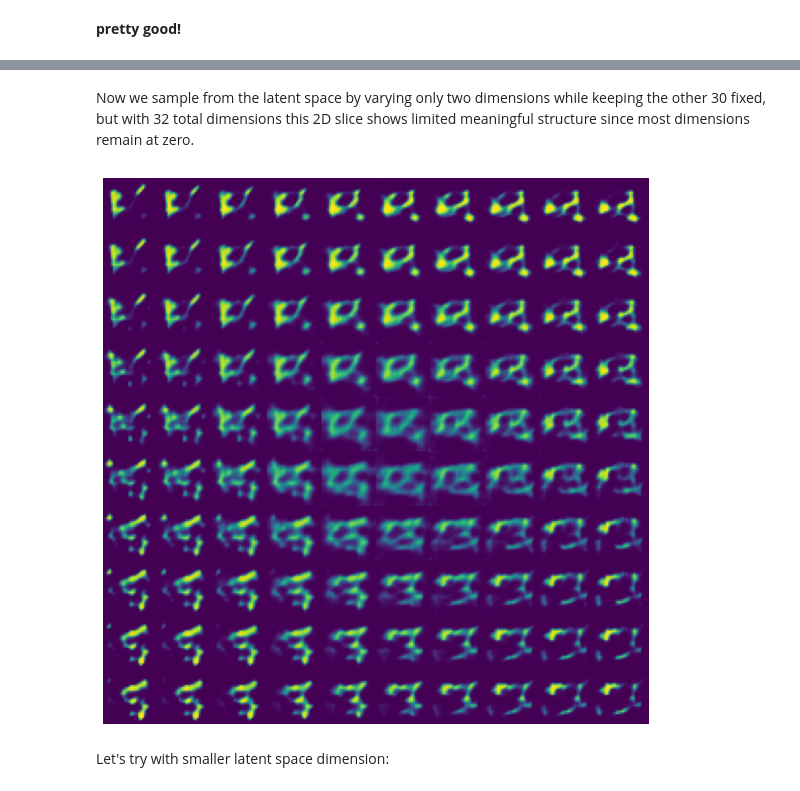
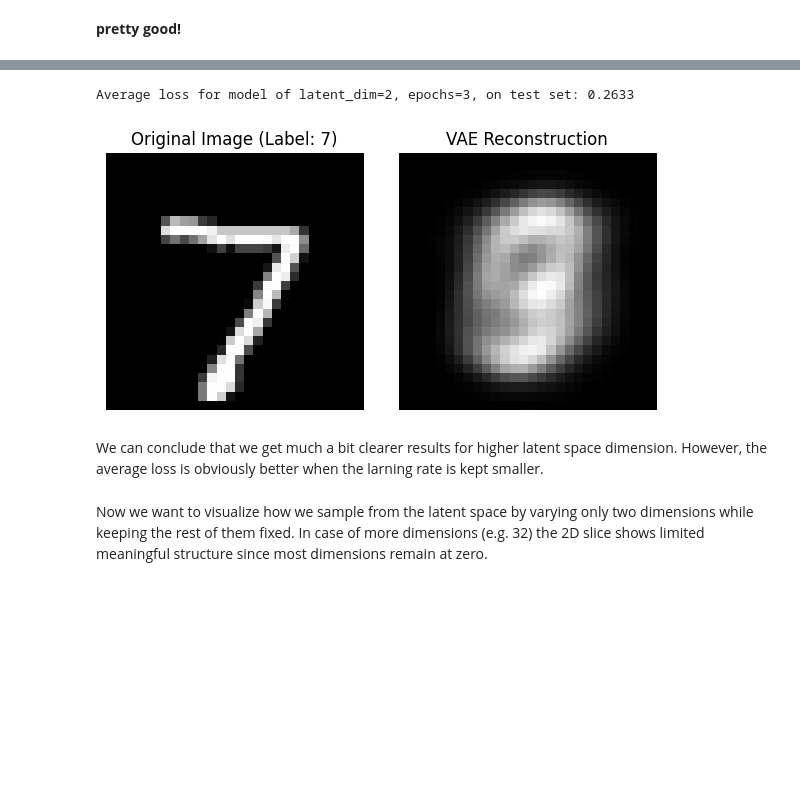
Before and after one commit to mcucii/ML-Kaggle-projects, a Jupyter notebook: VAE - Visualizing MNIST/VAE-Visualizing_MNIST.ipynb, the cells around one changed output, grey strips where cells are left out. Cells and saved outputs as stored; diff of their text form; code cells hidden in the pictures; blank space fills up the shorter version.

```diff
--- a/VAE - Visualizing MNIST/VAE-Visualizing_MNIST.ipynb
+++ b/VAE - Visualizing MNIST/VAE-Visualizing_MNIST.ipynb
@@ -257,5 +334,16 @@ Input batch shape: torch.Size([16, 1, 28, 28])
+# %%
+metrics_3 = evaluate_vae(vae_model_3, test_dataloader)
+print(f"Average loss for model of latent_dim={latent_dim_3}, epochs={epochs_3}, on test set: {metrics_3['avg_total_loss']:.4f}")
+# %% [output]
+Average loss for model of latent_dim=2, epochs=3, on test set: 0.2633
+# %%
+plot_test_idx(vae_model_3, test_dataset, 0)
+# %% [output]
+[figure, added]
+# %% [markdown]
+We can conclude that we get much a bit clearer results for higher latent space dimension. However, the average loss is obviously better when the larning rate is kept smaller.
 # %% [markdown]
-Now we sample from the latent space by varying only two dimensions while keeping the other 30 fixed, but with 32 total dimensions this 2D slice shows limited meaningful structure since most dimensions remain at zero.
+Now we want to visualize how we sample from the latent space by varying only two dimensions while keeping the rest of them fixed. In case of more dimensions (e.g. 32) the 2D slice shows limited meaningful structure since most dimensions remain at zero.
 # %%
 def plot_latent_grid(model, dim1=0, dim2=1, n=10, latent_dim=2, range_val=(-5, 5)):
     figure = np.zeros((28 * n, 28 * n))
@@ -276,11 +364,3 @@ def plot_latent_grid(model, dim1=0, dim2=1, n=10, latent_dim=2, range_val=(-5, 5
     plt.imshow(figure)
     plt.axis('off')
     plt.show()
-
-
-
-plot_latent_grid(vae_model, dim1=0, dim2=3, n=10, range_val=(-5, 5), latent_dim=latent_dim)
-# %% [output]
-[figure, removed]
-# %% [markdown]
-Let's try with smaller latent space dimension:
```
Also changed, not shown: parts of 22 cells of this notebook.
